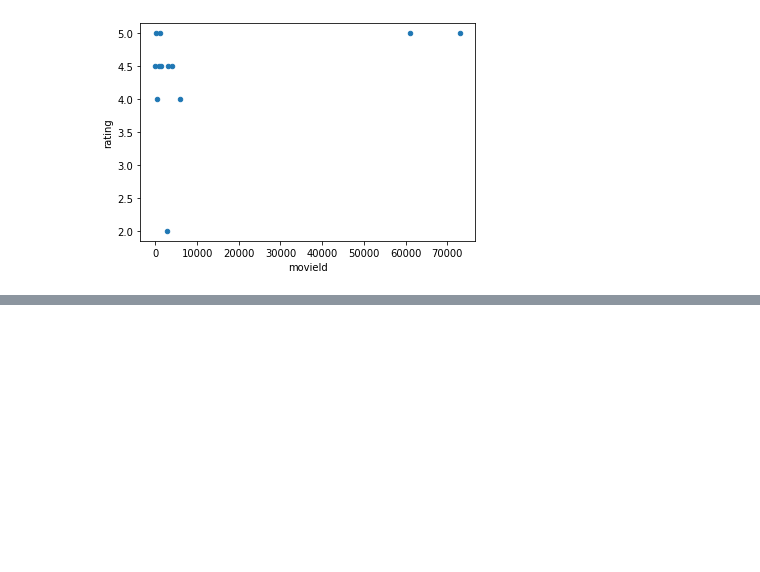
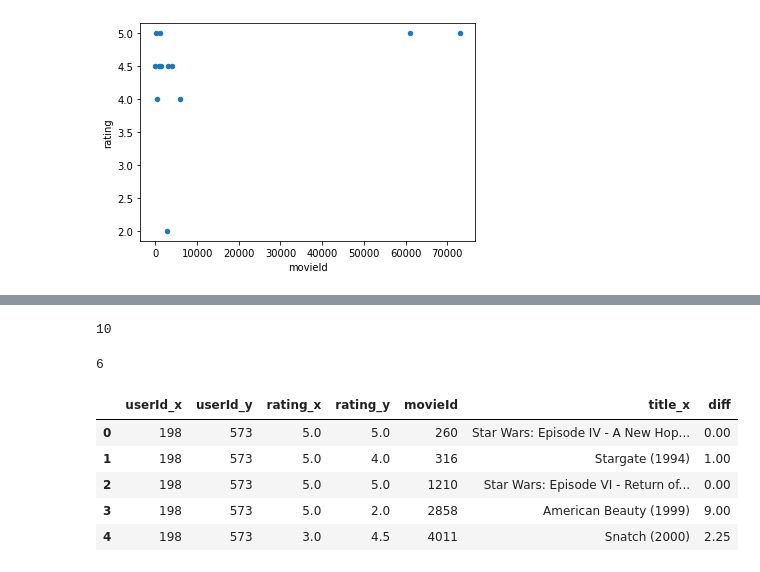
Before and after one commit to mg-um/umpe-ml2, a Jupyter notebook: UMPE - ML2 - Recomendadores.ipynb, the cells around one changed output, grey strips where cells are left out. Cells and saved outputs as stored; diff of their text form; code cells hidden in the pictures; blank space fills up the shorter version.

```diff
--- a/UMPE - ML2 - Recomendadores.ipynb
+++ b/UMPE - ML2 - Recomendadores.ipynb
@@ -93,0 +107,20 @@ df[(df['userId']==573) | (df['userId']==198)]
+# %%
+def suma_rara(x,y):
+    return 2*x+y
+suma_rara(3,4)
+# %% [output]
+10
+# %%
+suma_rara(1,4)
+# %% [output]
+6
+# %%
+df_merge['diff'] = (df_merge['rating_x'] - df_merge['rating_y'])**2
+df_merge
+# %% [output]
+|  | userId_x | userId_y | rating_x | rating_y | movieId | title_x | diff |
+| 0 | 198 | 573 | 5.0 | 5.0 | 260 | Star Wars: Episode IV - A New Hop... | 0.00 |
+| 1 | 198 | 573 | 5.0 | 4.0 | 316 | Stargate (1994) | 1.00 |
+| 2 | 198 | 573 | 5.0 | 5.0 | 1210 | Star Wars: Episode VI - Return of... | 0.00 |
+| 3 | 198 | 573 | 5.0 | 2.0 | 2858 | American Beauty (1999) | 9.00 |
+| 4 | 198 | 573 | 3.0 | 4.5 | 4011 | Snatch (2000) | 2.25 |
```
Also changed, not shown: parts of 5 cells of this notebook.
